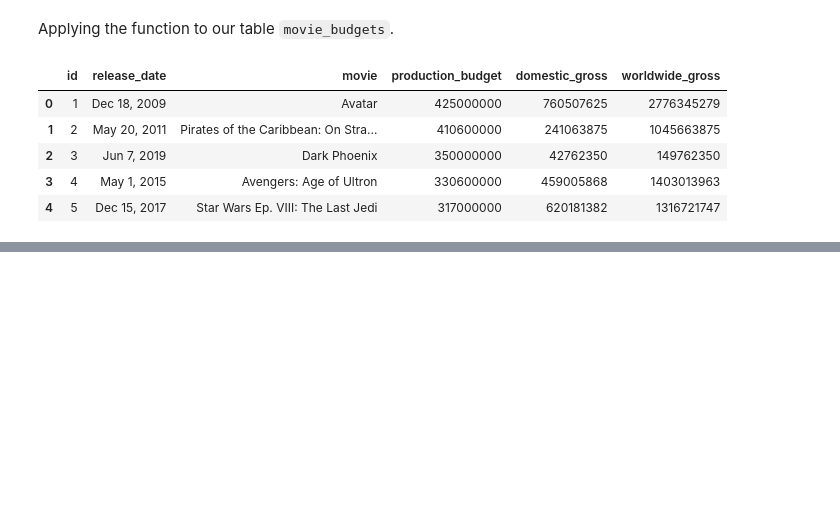
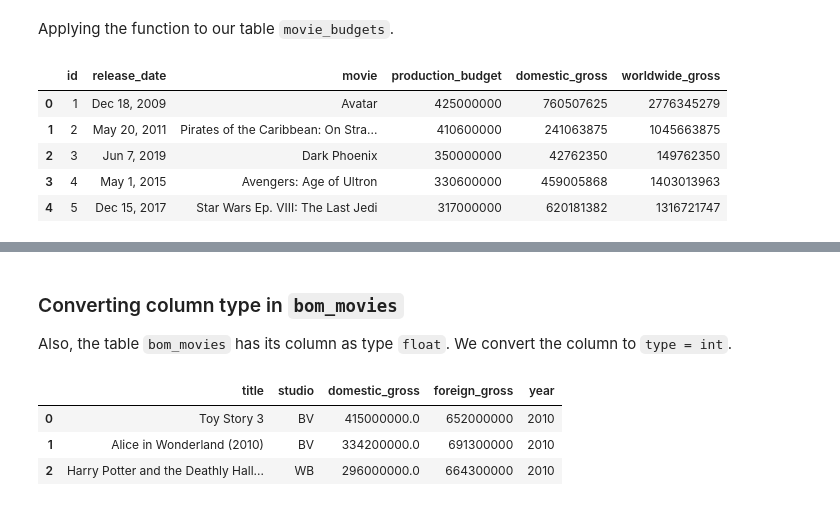
Before and after one commit to brandonbush2/Microsoft-Movie-Studio-Project, a Jupyter notebook: Microsoft Movie Studio .ipynb, the cells around one changed output, grey strips where cells are left out. Cells and saved outputs as stored; diff of their text form; code cells hidden in the pictures; blank space fills up the shorter version.

```diff
--- a/Microsoft Movie Studio .ipynb
+++ b/Microsoft Movie Studio .ipynb
@@ -554,0 +571,11 @@ cleaned_movie_budgets.head()
+# %% [markdown]
+### Converting column type in `bom_movies`
+Also, the table `bom_movies` has its column as type `float`. We convert the column to `type = int`.
+# %%
+#previewing the first 3 rows
+bom_movies.head(3)
+# %% [output]
+|  | title | studio | domestic_gross | foreign_gross | year |
+| 0 | Toy Story 3 | BV | 415000000.0 | 652000000 | 2010 |
+| 1 | Alice in Wonderland (2010) | BV | 334200000.0 | 691300000 | 2010 |
+| 2 | Harry Potter and the Deathly Hall... | WB | 296000000.0 | 664300000 | 2010 |
```
Also changed, not shown: parts of 22 cells of this notebook.
